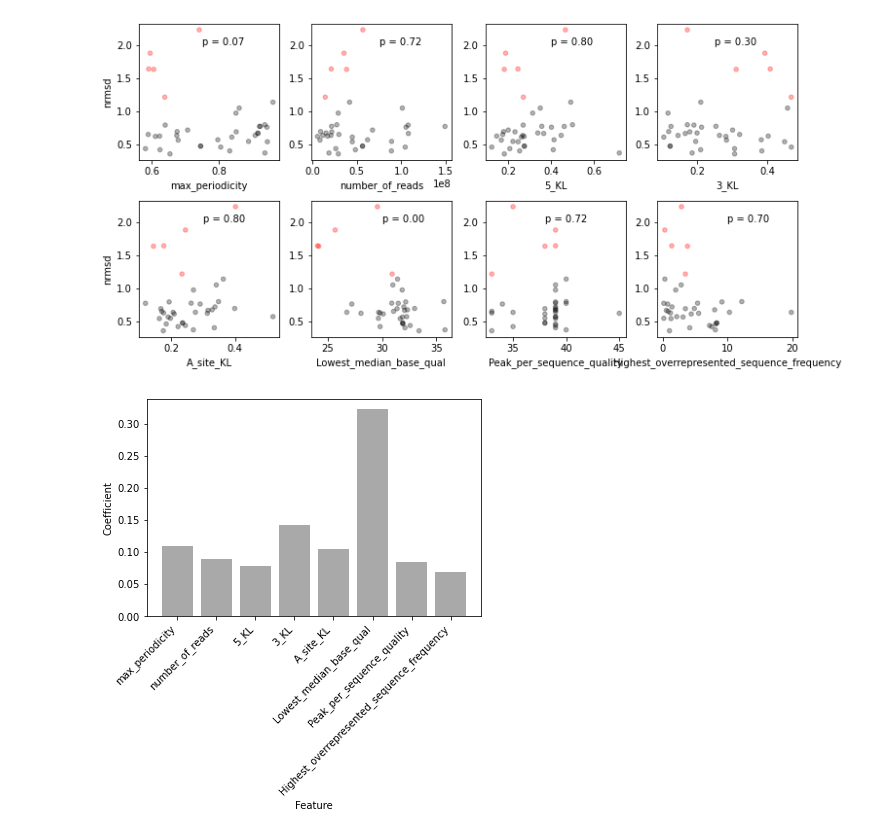
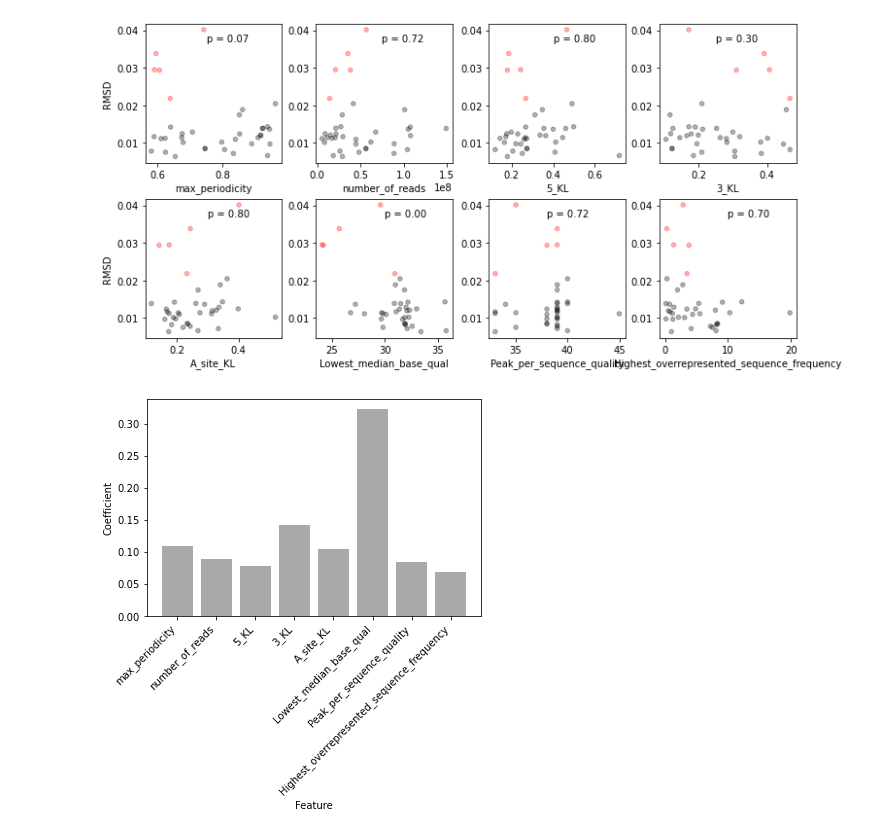
Before and after one commit to tobiasvonderhaar/polysomes, a Jupyter notebook: Figure 7 revised.ipynb, the cells around one changed output. Drawn from its saved outputs; the diff is of its cells as text; code cells hidden in the pictures.

Commit message:
figures and text adjusted for use of p-values rather than nRMSD

```diff
--- a/Figure 7 revised.ipynb
+++ b/Figure 7 revised.ipynb
@@ -16,8 +16,8 @@ ref_peaks = ref_peaks/ np.sum(ref_peaks)
 x_ref,y_ref = polyan.plot_poly(ref_peaks)
 # %%
 #prepare datasets by combining nrmsd and cluster info with the context data
-yeast_datasets = pd.read_csv('Data/yeast_datasets.csv')[['SeriesID','nrmsd','re_cluster']]
-yeast_datasets.columns = ['dataset','nrmsd','re_cluster']
+yeast_datasets = pd.read_csv('Data/yeast_datasets.csv')[['SeriesID','rmsd','re_cluster']]
+yeast_datasets.columns = ['dataset','rmsd','re_cluster']
 context_dataset = pd.read_csv('Data/yeast_dataset_context.csv')
 regression_dataset = yeast_datasets.merge(context_dataset,on='dataset',how='inner')#define which of the context features to use
 selected_features = ['max_periodicity','number_of_reads','5_KL','3_KL','A_site_KL','Lowest_median_base_qual','Peak_per_sequence_quality','Highest_overrepresented_sequence_frequency']
@@ -37,32 +37,32 @@ for feature in selected_features:
     uncorrected_p.append(ttest_ind(main_set,exception_set)[1])
 corrected_p = list(multipletests(uncorrected_p)[1])
 # %%
-y_plot = regression_dataset['nrmsd']
+y_plot = regression_dataset['rmsd']
 fig,ax = plt.subplots(2,int(len(selected_features)/2),figsize=(10,5),constrained_layout=True)
 label_pos = [0.75,75000000,0.4,0.25,0.3,30,38,10]
 #prepare a color list to display datasets that still have high nrmsd when used with ref RNA set in red
 cols = []
 for dataset in regression_dataset['dataset']:
     if dataset in exceptions:
         cols.append('red')
     else:
         cols.append('black')
 for feature_no in range(len(selected_features)):
     if feature_no < 4:
         row = 0
         col = feature_no
     else:
         row = 1
         col = feature_no - 4
     ax[row,col].scatter(regression_dataset[selected_features[feature_no]],y_plot,s=20,c=cols,alpha = 0.3)
     ax[row,col].set_xlabel(selected_features[feature_no])
-    ax[row,col].text(label_pos[feature_no],2,'p = {:.2f}'.format(corrected_p[feature_no]))
-ax[0,0].set_ylabel('nrmsd')
-ax[1,0].set_ylabel('nrmsd')
+    ax[row,col].text(label_pos[feature_no],0.037,'p = {:.2f}'.format(corrected_p[feature_no]))
+ax[0,0].set_ylabel('RMSD')
+ax[1,0].set_ylabel('RMSD')
 #plt.savefig('Correlations.svg')
 plt.show()
 # %% [output]
-[figure, old version]
+[figure, new version]
 # %%
 X = regression_dataset[selected_features]
 y_tree = regression_dataset['re_cluster']
```
Also changed, not shown: 3 other files.
